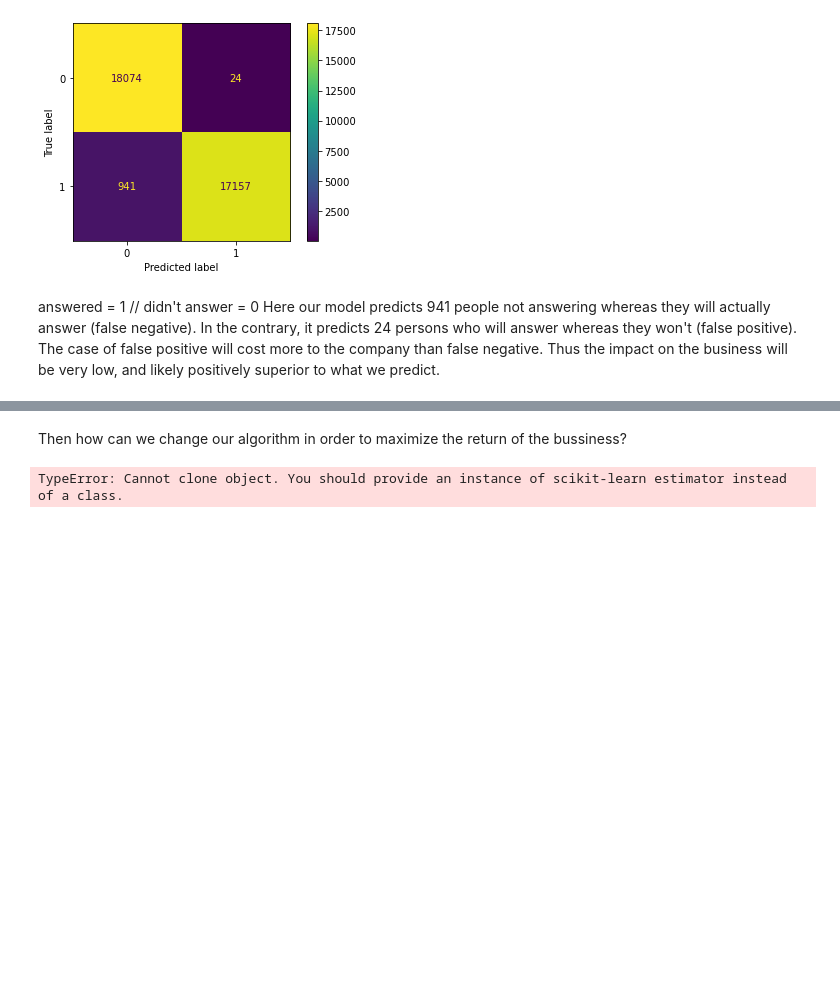
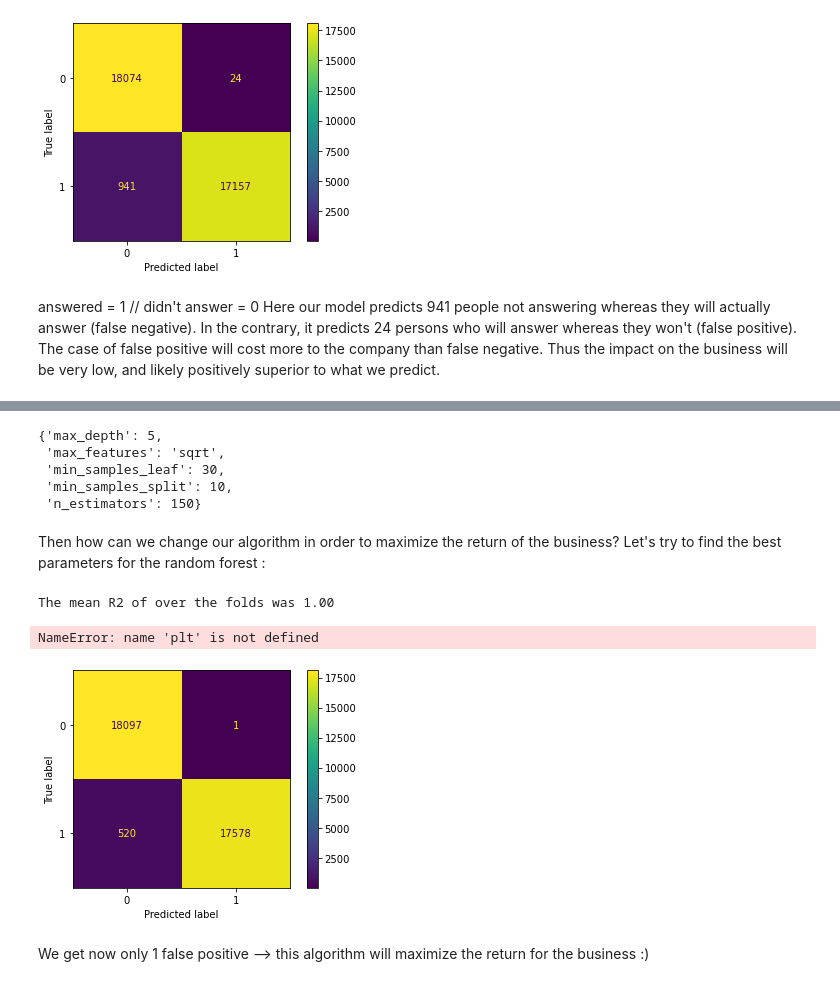
Before and after one commit to audedef/lab-random-forests, a Jupyter notebook: lab_random_forest.ipynb, the cells around one changed output, grey strips where cells are left out. Drawn from its saved outputs; the diff is of its cells as text; code cells hidden in the pictures; blank space fills up the shorter version.

Commit message:
first commit random forest

```diff
--- a/lab_random_forest.ipynb
+++ b/lab_random_forest.ipynb
@@ -146,26 +160,25 @@ Here our model predicts 941 people not answering whereas they will actually answ
+# %%
+# Playing with parameters to find the best ones :
+from sklearn.model_selection import GridSearchCV
+
+param_grid = {
+    'n_estimators': [50, 100, 150],
+    'min_samples_split': [10, 20],
+    'min_samples_leaf' : [30, 40],
+    'max_depth':[3,5],
+    'max_features': ['sqrt']
+    }
+
+clf = RandomForestClassifier(random_state=100)
+
+grid_search = GridSearchCV(clf, param_grid, cv=5,return_train_score=True,n_jobs=-1)
+grid_search.fit(X_train_over,y_train_over)
+grid_search.best_params_
+# %% [output]
+{'max_depth': 5,
+ 'max_features': 'sqrt',
+ 'min_samples_leaf': 30,
+ 'min_samples_split': 10,
+ 'n_estimators': 150}
 # %% [markdown]
-Then how can we change our algorithm in order to maximize the return of the bussiness?
+Then how can we change our algorithm in order to maximize the return of the business? Let's try to find the best parameters for the random forest :
-# %%
-# Let's first try to compare many models with cross validation !
-
-from sklearn.tree import DecisionTreeRegressor
-from sklearn.linear_model import LinearRegression
-from sklearn.neighbors import KNeighborsRegressor
-from sklearn.linear_model import LogisticRegression
-
-model1 = DecisionTreeRegressor()
-model2 = LinearRegression()
-model3 = KNeighborsRegressor()
-model4 = LogisticRegression
-
-X_train, X_val, y_train, y_val = train_test_split(X, y, test_size=0.2)
-
-model_pipeline = [model1, model2, model3, model4, model5]
-model_names = ['Decision Tree Regressor', 'Linear Regression', 'KNN', 'Logistic Regression']
-scores = {}
-for model, model_name in zip(model_pipeline, model_names):
-    mean_score = np.mean(cross_val_score(model, X_train, y_train, cv=5))
-    scores[model_name] = mean_score
-print(scores)
-# %% [output]
-TypeError: Cannot clone object. You should provide an instance of scikit-learn estimator instead of a class.
@@ -178,0 +185,24 @@ print(val_scores)
+# %%
+# fitting the model with the best parameters :
+from sklearn.model_selection import cross_val_score
+
+clf = RandomForestClassifier(max_depth=5, random_state=150, max_features='sqrt', min_samples_leaf=30, min_samples_split=10, n_estimators=150)
+clf.fit(X_train_over, y_train_over)
+
+y_pred = clf.predict(X_test_over)
+
+cross_val_scores = cross_val_score(clf, X_train_over, y_train_over, cv=6)
+print("The mean R2 of over the folds was {:.2f}".format(np.mean(cross_val_scores)))
+# %% [output]
+The mean R2 of over the folds was 1.00
+# %%
+# checking the confusion matrix again :
+cm_test = confusion_matrix(y_test_over,y_pred)
+disp = ConfusionMatrixDisplay(confusion_matrix=cm_test)
+disp.plot()
+plt.show()
+# %% [output]
+NameError: name 'plt' is not defined
+[figure, added]
+# %% [markdown]
+We get now only 1 false positive --> this algorithm will maximize the return for the business :)
```
Also changed, not shown: parts of 2 cells of this notebook.
